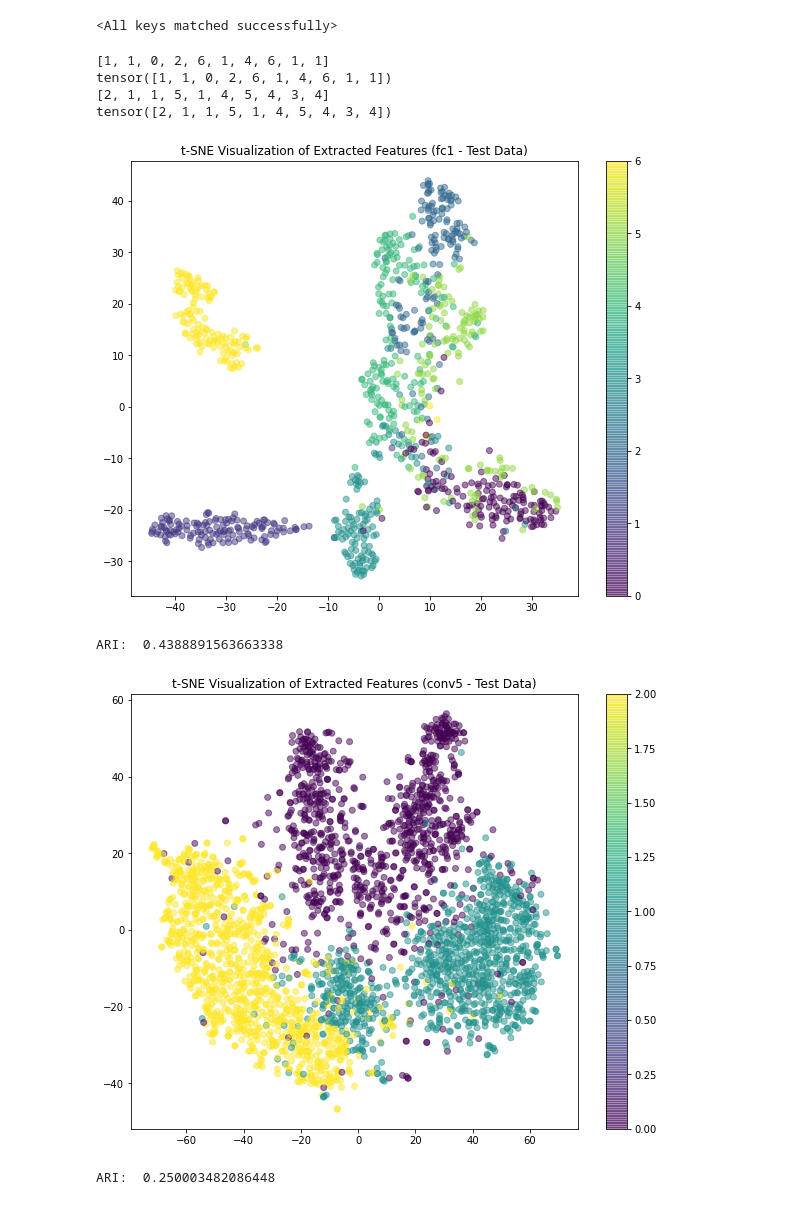
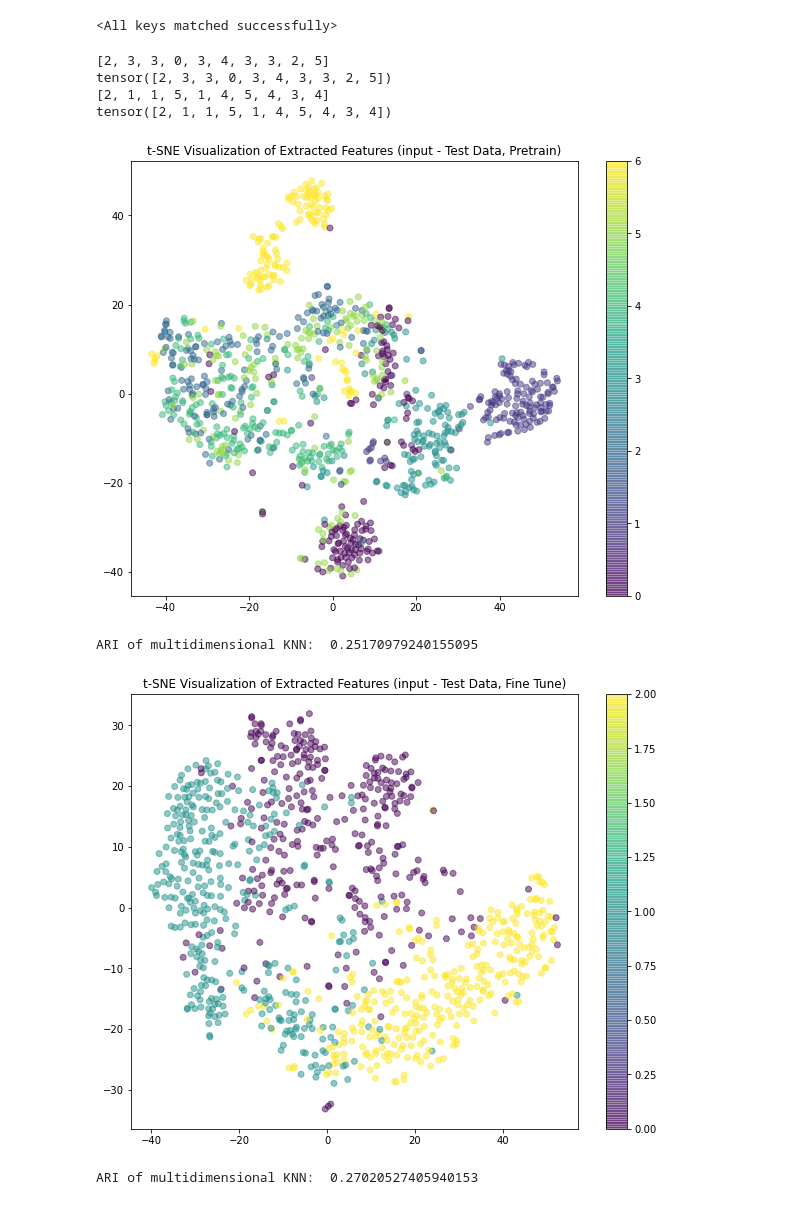
Before and after one commit to tusharmanekar/mp-tl-study, a Jupyter notebook: FashionMNIST/FashionMNIST_ARI_KNN_multidimensional.ipynb, the cells around one changed output. Cells and saved outputs as stored; diff of their text form; code cells hidden in the pictures.

```diff
--- a/FashionMNIST/FashionMNIST_ARI_KNN_multidimensional.ipynb
+++ b/FashionMNIST/FashionMNIST_ARI_KNN_multidimensional.ipynb
@@ -603,7 +602,7 @@ batch_size = 4096
 params = {
       # MODEL ARCHITECTURE PARAMS
       'depth': 5,
-      'width': 30, # num channels for CNN
+      'num_channels': 30, # num channels for CNN
       # 'hidden_dim_lin': 128,
       'activation_function': nn.ReLU,
       'kernel_size': 3,
@@ -779,12 +785,13 @@ class FashionCNNFeatureExtractor(nn.Module):
 # %%
-feature_extractor = FashionCNNFeatureExtractor(len(params["pre_train_classes"]), params['depth'], params['width'], params['activation_function'], params['kernel_size'], params['use_pooling']).to(device)
+feature_extractor = FashionCNNFeatureExtractor(params, dataloader_wrapped.output_dim).to(device)
 feature_extractor.load_state_dict(torch.load('pretrained_models/pretrained_0.001/pretrained_model_89percent.pth'))
 # %% [output]
 <All keys matched successfully>
 # %%
 def extract_features_and_labels(model, data_loader, device):
     model.eval()  # Set the model to evaluation mode
-    features_from_layers = {f'conv1': [], f'conv2': [], f'conv3': [], f'conv4': [], f'conv5': [], f'fc1': []}
+    features_from_layers = {layer: [] for layer in feature_extractor.get_features_layers()}
+    features_from_layers["input"] = []
     labels_list = []
 
     with torch.no_grad():
@@ -794,15 +801,11 @@ def extract_features_and_labels(model, data_loader, device):
             images = images.to(device)
 
             # Extract features
-            [conv1_out, conv2_out, conv3_out, conv4_out, conv5_out, fc1_out] = model(images)
+            out_features = model(images)
 
             # Store features from each layer
-            features_from_layers['conv1'].append(conv1_out.cpu())
-            features_from_layers['conv2'].append(conv2_out.cpu())
-            features_from_layers['conv3'].append(conv3_out.cpu())
-            features_from_layers['conv4'].append(conv4_out.cpu())
-            features_from_layers['conv5'].append(conv5_out.cpu())
-            features_from_layers['fc1'].append(fc1_out.cpu())
+            for name, feature in out_features.items():
+                features_from_layers[name].append(feature)
 
     # Concatenate the features from all batches
     for layer in features_from_layers:
@@ -853,12 +856,12 @@ test_extracted_features, test_labels = extract_features_and_labels(feature_extra
 # %%
 # sanity check
 print(train_labels[:10])
-print(torch.argmax(train_extracted_features["fc1"][:10], dim=1))
+print(torch.argmax(train_extracted_features["fc"][:10], dim=1))
 print(test_labels[:10])
-print(torch.argmax(test_extracted_features["fc1"][:10], dim=1))
+print(torch.argmax(test_extracted_features["fc"][:10], dim=1))
 # %% [output]
-[1, 1, 0, 2, 6, 1, 4, 6, 1, 1]
-tensor([1, 1, 0, 2, 6, 1, 4, 6, 1, 1])
+[2, 3, 3, 0, 3, 4, 3, 3, 2, 5]
+tensor([2, 3, 3, 0, 3, 4, 3, 3, 2, 5])
 [2, 1, 1, 5, 1, 4, 5, 4, 3, 4]
 tensor([2, 1, 1, 5, 1, 4, 5, 4, 3, 4])
 # %%
@@ -866,14 +869,16 @@ tensor([2, 1, 1, 5, 1, 4, 5, 4, 3, 4])
 # for layer_name, layer_features in train_extracted_features.items():
 #    visualize_tsne(layer_features, train_labels, layer_name, "Training Data")
 
-layer_name = "fc1"
-#layer_features = test_extracted_features[layer_name][:1000,0,:,:].unsqueeze(1)
-layer_features = test_extracted_features[layer_name][:1000,:].unsqueeze(1)
+layer_name = "input"
+layer_features = test_extracted_features[layer_name][:1000,0,:,:].unsqueeze(1)
+# layer_features = test_extracted_features[layer_name][:1000,:].unsqueeze(1)
 visualize_tsne(layer_features, test_labels[:1000], layer_name, "Test Data, Pretrain")
 # Repeat for validation and test data if needed
+ari = calculate_ARI_score(layer_features, test_labels[:1000])
+print("ARI of multidimensional KNN: ", ari)
 # %% [output]
-[figure, old version]
+[figure, new version]
-ARI:  0.4388891563663338
+ARI of multidimensional KNN:  0.25170979240155095
 # %%
 dataloader_wrapped.update_phase('finetune')
 
@@ -882,10 +887,17 @@ train_extracted_features, train_labels = extract_features_and_labels(feature_ext
 val_extracted_features, val_labels = extract_features_and_labels(feature_extractor, dataloader_wrapped.val_loader, device)
 test_extracted_features, test_labels = extract_features_and_labels(feature_extractor, dataloader_wrapped.test_loader, device)
 # %%
-layer_name = "conv1"
-layer_features = test_extracted_features[layer_name][:1000, 0, :, :].unsqueeze(1)
+# Visualize t-SNE for each layer in training data
+# for layer_name, layer_features in train_extracted_features.items():
+#    visualize_tsne(layer_features, train_labels, layer_name, "Training Data")
+
+layer_name = "input"
+layer_features = test_extracted_features[layer_name][:1000,0,:,:].unsqueeze(1)
 # layer_features = test_extracted_features[layer_name][:1000,:].unsqueeze(1)
-visualize_tsne(layer_features, test_labels[:1000], layer_name, "Test Data, Fine-Tune")
+visualize_tsne(layer_features, test_labels[:1000], layer_name, "Test Data, Fine Tune")
+# Repeat for validation and test data if needed
+ari = calculate_ARI_score(layer_features, test_labels[:1000])
+print("ARI of multidimensional KNN: ", ari)
 # %% [output]
-[figure, old version]
+[figure, new version]
-ARI:  0.250003482086448
+ARI of multidimensional KNN:  0.27020527405940153
```
Also changed, not shown: parts of 5 cells of this notebook, 1 other file.
